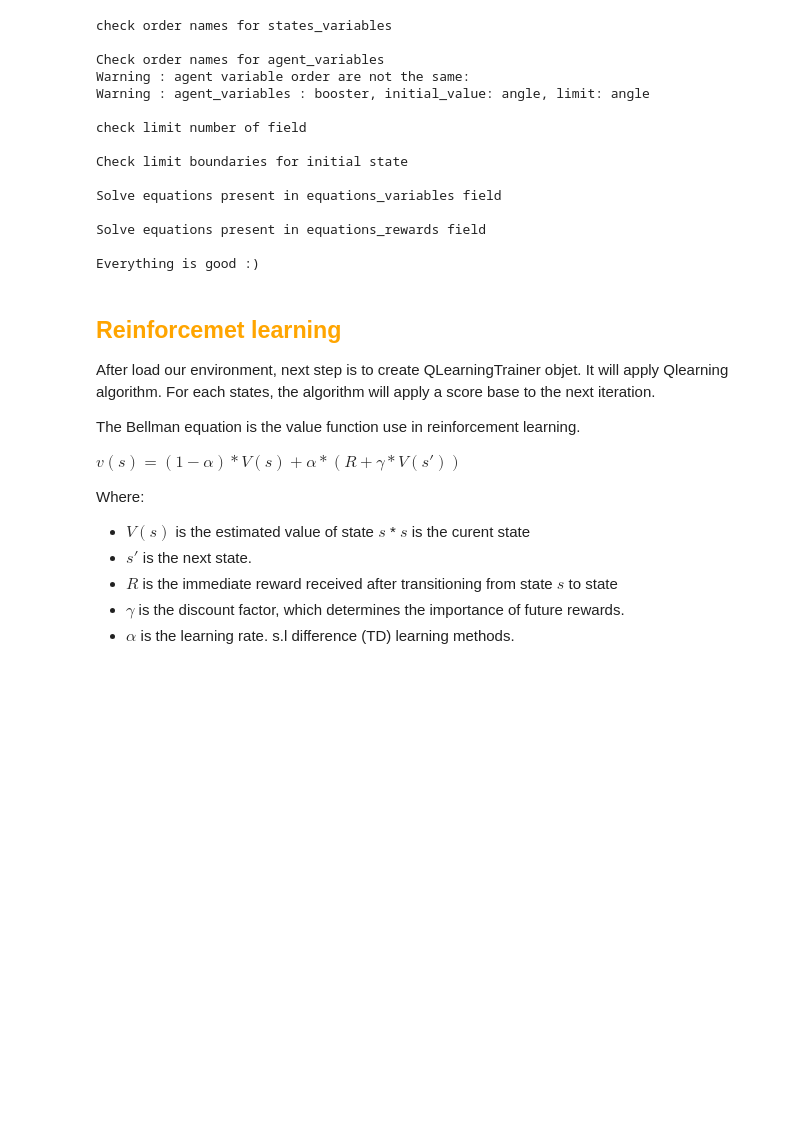
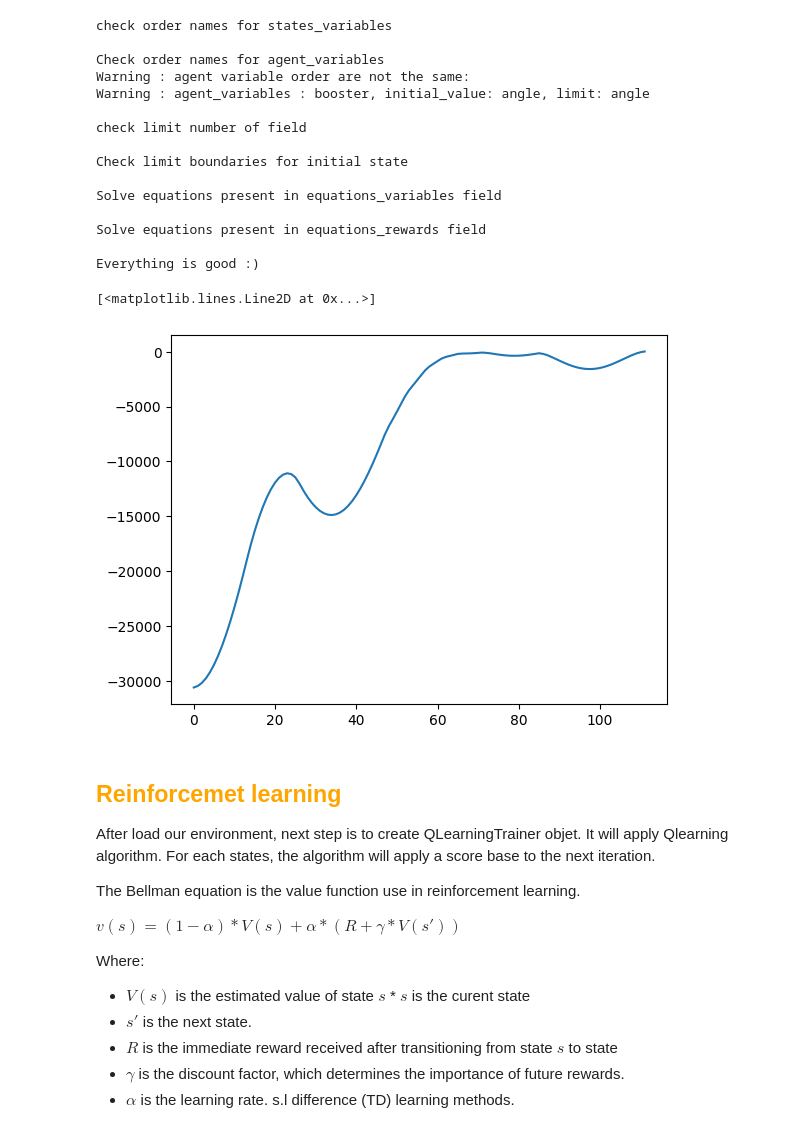
Before and after one commit to jaysenSAW/RL_engine, a Jupyter notebook: notebook/tuto_2.ipynb, the cells around one changed output. Saved outputs shown, nothing was run; the diff lists cells and outputs as text; code cells hidden in the pictures; blank space fills up the shorter version.

```diff
--- a/notebook/tuto_2.ipynb
+++ b/notebook/tuto_2.ipynb
@@ -14,7 +14,7 @@ from agent import Environment
 from Q_learning import QLearningTrainer
 sys.path.insert(1, "plotly_graph/")
 from functions4tuto import plotly_trajectory, control_fall_simulation, booster_reward, plotly_all_reward
-JOSN_file = "rocket_tuto_1.json"
+JOSN_file = "rocket_tuto_2.json"
 # %% [markdown]
 # <span style="color:orange">Input file</span>
 
@@ -150,6 +150,43 @@ Solve equations present in equations_variables field
 Solve equations present in equations_rewards field
 
 Everything is good :)
+# %%
+flag = "0"
+speed_limit = 10
+acceleration_limit = 5
+flag_to_continue = True
+# monitor action takes for each iteration
+actions = {"action_booster" : []}
+while flag_to_continue:
+    env.step([flag, 1])
+    actions["action_booster"].append(flag)
+    if env.futur_pos_y[-1] < 0 and env.m_fuel[-1] > 0:
+        flag = "1"
+    # stop engine if there is no fuel
+    elif env.m_fuel[-1] <= 0:
+        flag = "0"
+    elif np.abs(env.speed_y[-1]) > speed_limit:
+        # print("speed limit")
+        if env.speed_y[-1] > 0:
+            flag = "0"
+        else:
+            flag = "1"
+    elif np.abs(env.acceleration_y[-1]) > acceleration_limit:
+        # print("acceleration limit")
+        if env.acceleration_y[-1] > 0:
+            flag = "0"
+        else:
+            flag = "1"
+    # stop simulation
+    if env.pos_y[-1] < 0:
+        flag_to_continue = False
+        # delete last state because rocket is bellow to the ground
+        env.delete_last_states()
+# %%
+plt.plot(env.rewards["booster"])
+# %% [output]
+[<matplotlib.lines.Line2D at 0x...>]
+[figure, added]
 # %% [markdown]
 ## <span style="color:orange">Reinforcemet learning</span>
 
```
Also changed, not shown: parts of 2 cells of this notebook.
